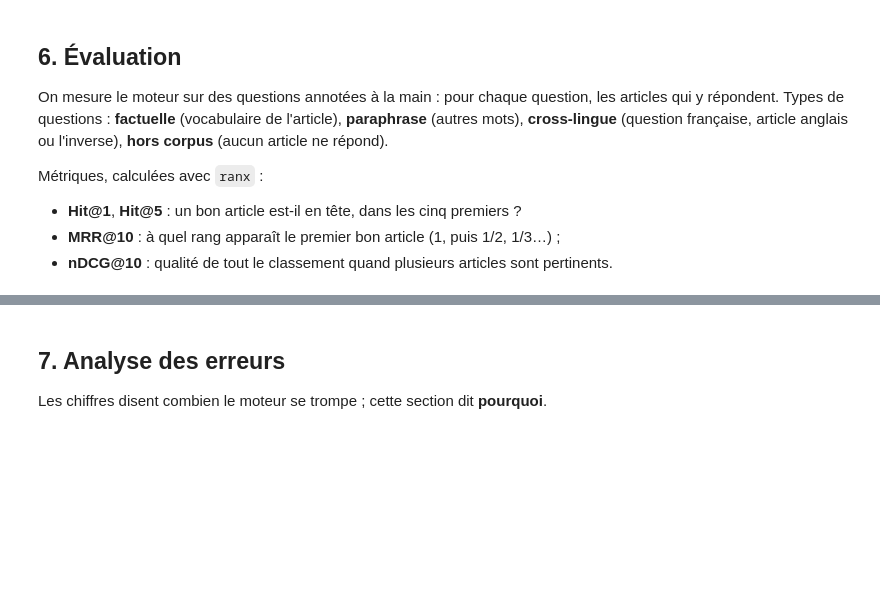
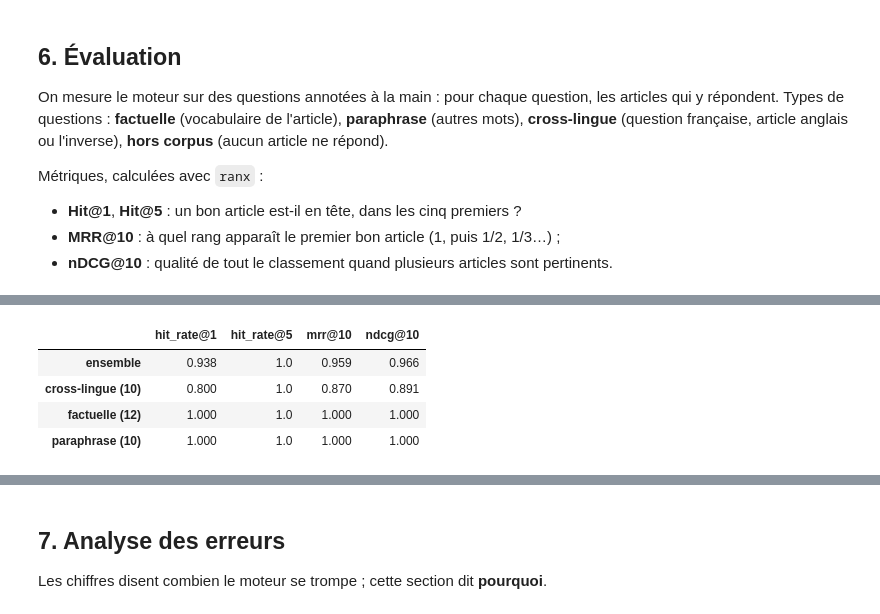
Before and after one commit to mentalist011101/tp1-recherche-semantique, a Jupyter notebook: notebooks/recherche_semantique.ipynb, the cells around one changed output, grey strips where cells are left out. Saved outputs shown, nothing was run; the diff lists cells and outputs as text; code cells hidden in the pictures; blank space fills up the shorter version.

```diff
--- a/notebooks/recherche_semantique.ipynb
+++ b/notebooks/recherche_semantique.ipynb
@@ -694,6 +725,27 @@ Métriques, calculées avec `ranx` :
 # %%
 # ranx.evaluate(qrels, run, ["hit_rate@1", "hit_rate@5", "mrr@10", "ndcg@10"]) :
 # sur l'ensemble, puis par type de question.
+METRICS = ["hit_rate@1", "hit_rate@5", "mrr@10", "ndcg@10"]
+
+
+def evaluate_by_type(run: Run) -> pd.DataFrame:
+    rows = {"ensemble": evaluate(qrels, run, METRICS)}
+    for question_type, group in answerable.groupby("type"):
+        ids = set(group["question_id"])
+        # ranx évalue les questions présentes dans les Qrels : on en construit un sous-ensemble par type.
+        sub_qrels = Qrels({qid: rels for qid, rels in qrels.to_dict().items() if qid in ids})
+        sub_run = Run({qid: scores for qid, scores in run.to_dict().items() if qid in ids})
+        rows[f"{question_type} ({len(ids)})"] = evaluate(sub_qrels, sub_run, METRICS)
+    return pd.DataFrame(rows).T.round(3)
+
+
+evaluate_by_type(run_pinecone)
+# %% [output]
+|  | hit_rate@1 | hit_rate@5 | mrr@10 | ndcg@10 |
+| ensemble | 0.938 | 1.0 | 0.959 | 0.966 |
+| cross-lingue (10) | 0.800 | 1.0 | 0.870 | 0.891 |
+| factuelle (12) | 1.000 | 1.0 | 1.000 | 1.000 |
+| paraphrase (10) | 1.000 | 1.0 | 1.000 | 1.000 |
 # %%
 # Base de comparaison lexicale : BM25 (bibliothèque bm25s) sur les mêmes passages, avec le même
 # regroupement par article. ranx.compare(qrels, runs=[run_bm25, run_pinecone], ...) affiche les
```
Also changed, not shown: parts of 4 cells of this notebook.
